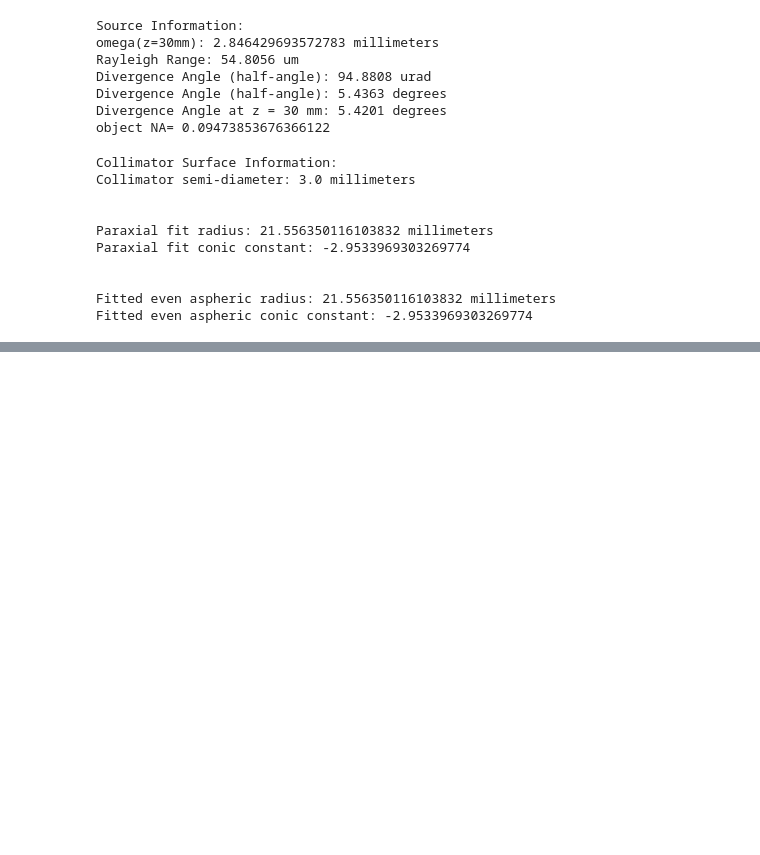
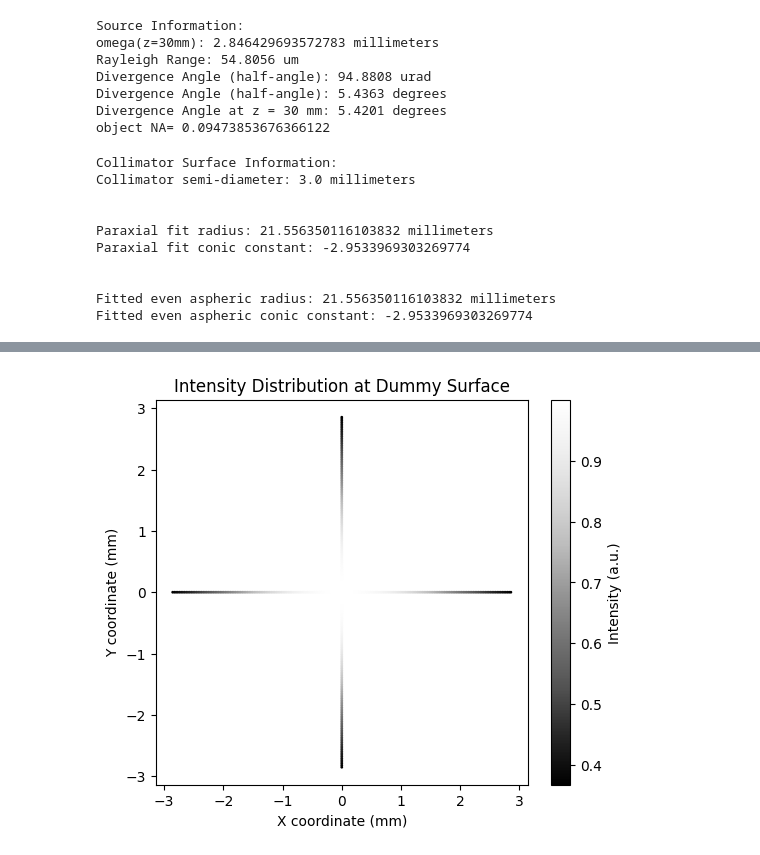
Before and after one commit to Xiong-Ziyi/Master-Thesis, a Jupyter notebook: Optiland_Based/FSO_Project/Optiland_Emiiter_Branch.ipynb, the cells around one changed output, grey strips where cells are left out. Cells and saved outputs as stored; diff of their text form; code cells hidden in the pictures; blank space fills up the shorter version.

```diff
--- a/Optiland_Based/FSO_Project/Optiland_Emiiter_Branch.ipynb
+++ b/Optiland_Based/FSO_Project/Optiland_Emiiter_Branch.ipynb
@@ -149,0 +241,10 @@ print(intensity.shape)
+# %%
+plt.figure(figsize=(6, 5))
+plt.scatter(x, y, c=intensity, s=1, cmap='Greys_r')
+plt.xlabel("X coordinate (mm)")
+plt.ylabel("Y coordinate (mm)")
+plt.title("Intensity Distribution at Dummy Surface")
+plt.colorbar(label="Intensity (a.u.)")
+plt.show()
+# %% [output]
+[figure, added]
```
Also changed, not shown: parts of 9 cells of this notebook, 10 other files.
